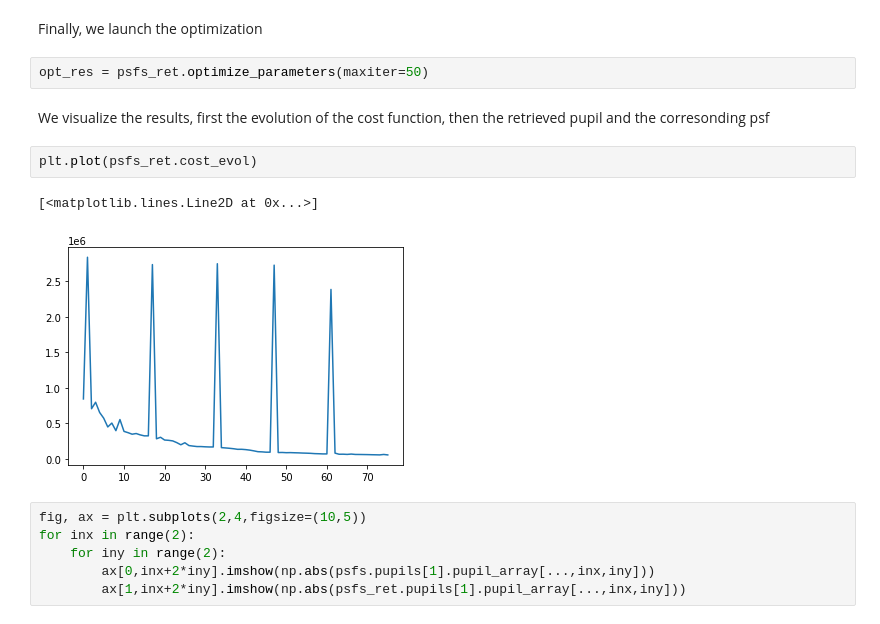
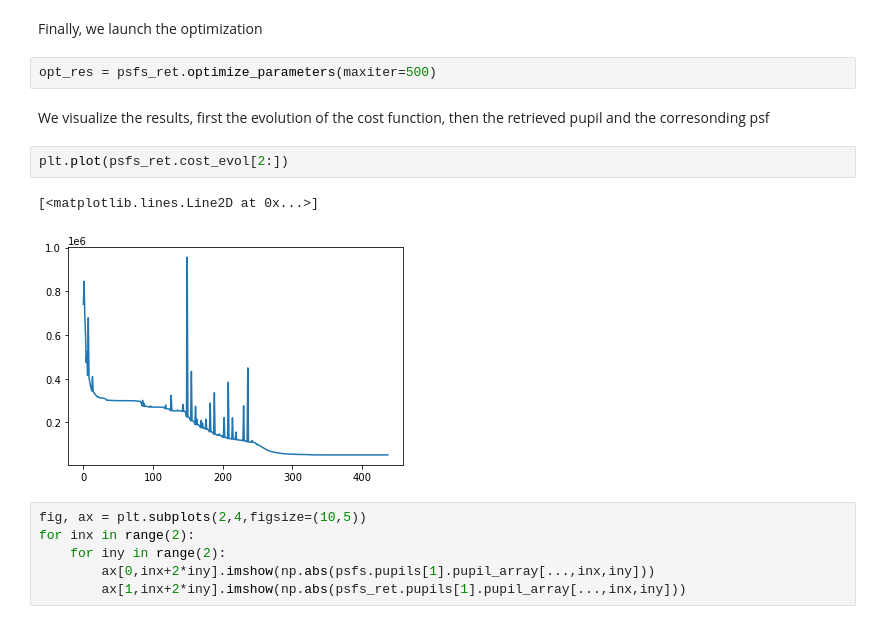
Before and after one commit to rodguti90/pyPSFstack, a Jupyter notebook: CHIDO_model.ipynb, the cells around one changed output. Cells and saved outputs as stored; diff of their text form.

```diff
--- a/CHIDO_model.ipynb
+++ b/CHIDO_model.ipynb
@@ -128,14 +128,14 @@ psfs_ret.set_cost_function(CostGaussian())
 # %% [markdown]
 Finally, we launch the optimization
 # %%
-opt_res = psfs_ret.optimize_parameters(maxiter=50)
+opt_res = psfs_ret.optimize_parameters(maxiter=500)
 # %% [markdown]
 We visualize the results, first the evolution of the cost function, then the retrieved pupil and the corresonding psf
 # %%
-plt.plot(psfs_ret.cost_evol)
+plt.plot(psfs_ret.cost_evol[2:])
 # %% [output]
 [<matplotlib.lines.Line2D at 0x...>]
-[figure, old version]
+[figure, new version]
 # %%
 fig, ax = plt.subplots(2,4,figsize=(10,5))
 for inx in range(2):
```
Also changed, not shown: parts of 3 cells of this notebook.
